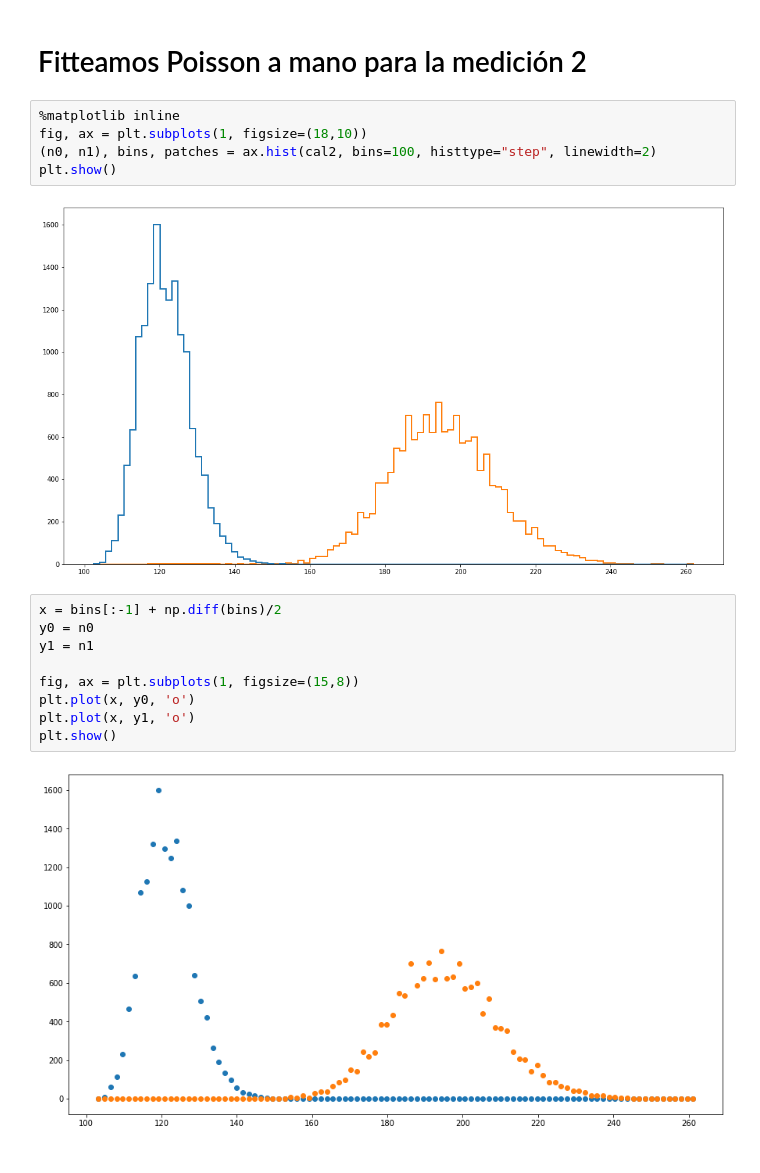
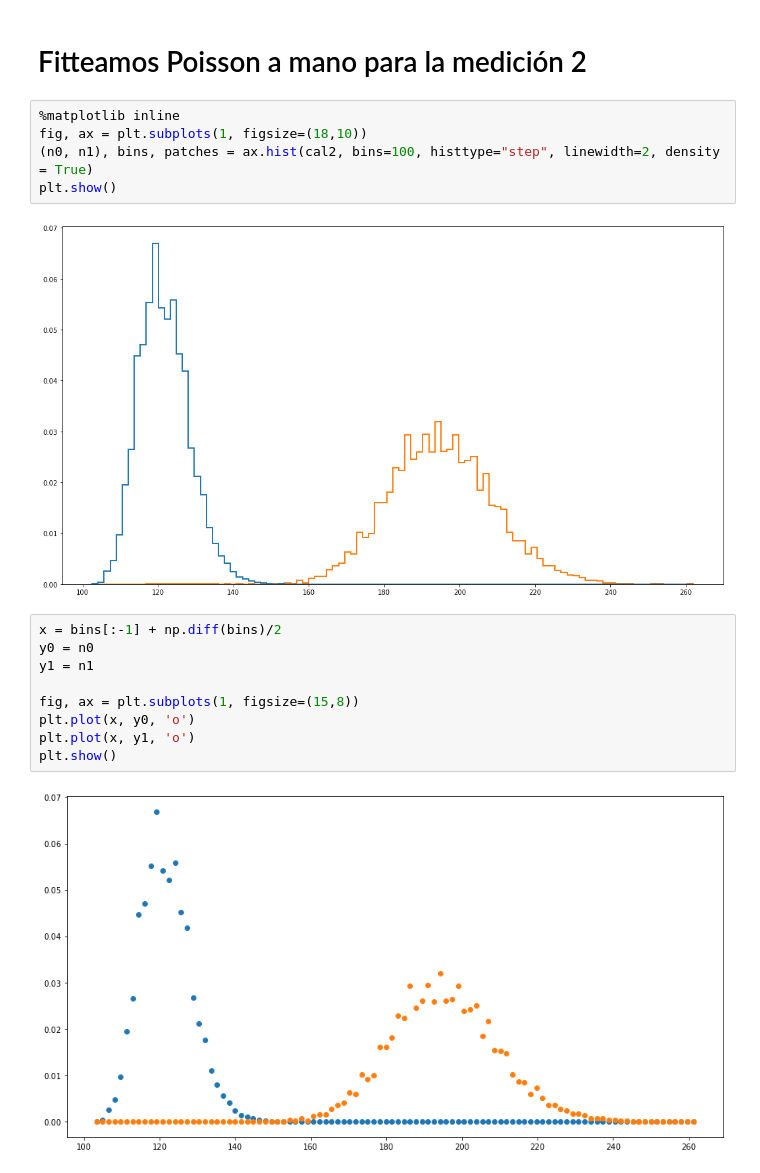
Before and after one commit to tdinapoli/labo-4, a Jupyter notebook: practica_especial/calibracion.ipynb, the cells around one changed output. Cells and saved outputs as stored; diff of their text form.

```diff
--- a/practica_especial/calibracion.ipynb
+++ b/practica_especial/calibracion.ipynb
@@ -113,10 +113,10 @@ plt.show()
 # %%
 %matplotlib inline
 fig, ax = plt.subplots(1, figsize=(18,10))
-(n0, n1), bins, patches = ax.hist(cal2, bins=100, histtype="step", linewidth=2)
+(n0, n1), bins, patches = ax.hist(cal2, bins=100, histtype="step", linewidth=2, density = True)
 plt.show()
 # %% [output]
-[figure, old version]
+[figure, new version]
 # %%
 x = bins[:-1] + np.diff(bins)/2
 y0 = n0
@@ -127,4 +127,4 @@ plt.plot(x, y0, 'o')
 plt.plot(x, y1, 'o')
 plt.show()
 # %% [output]
-[figure, old version]
+[figure, new version]
```
Also changed, not shown: parts of 14 cells of this notebook.
